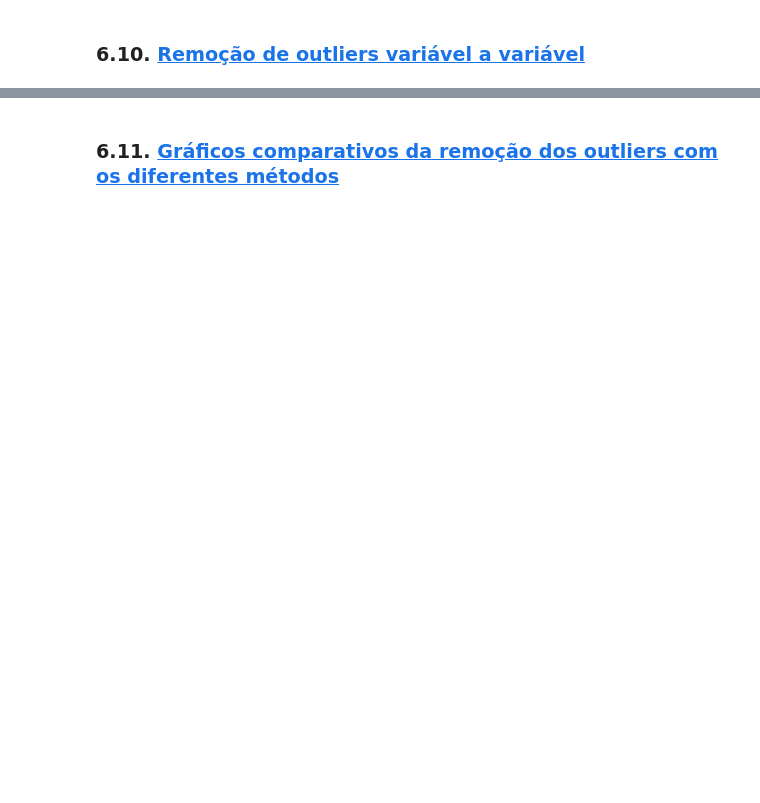
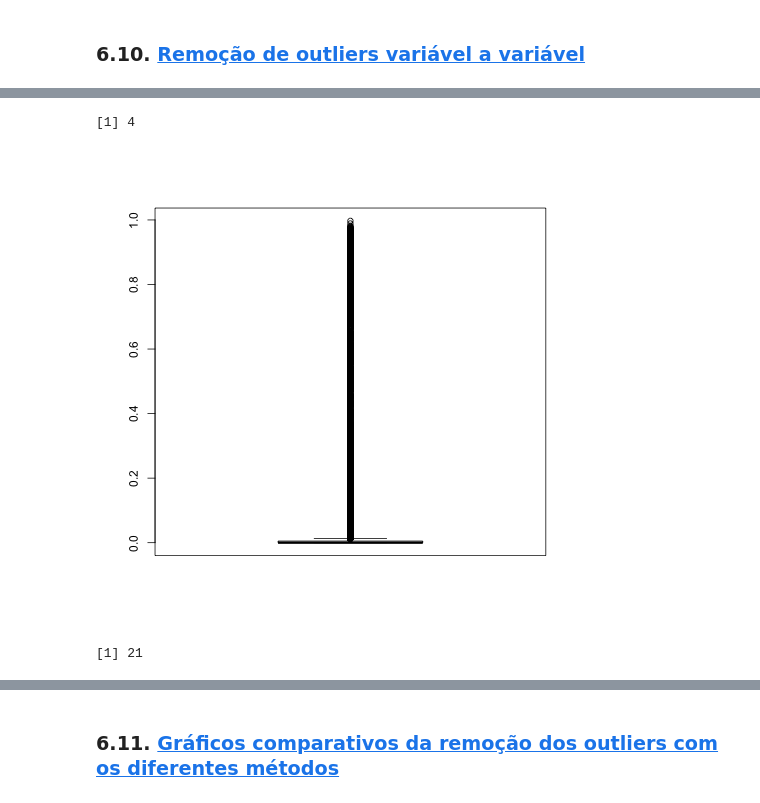
Before and after one commit to pfcv99/AC_Popularidade_musicas, a Jupyter notebook: Trabalho.ipynb, the cells around one changed output, grey strips where cells are left out. Drawn from its saved outputs; the diff is of its cells as text; code cells hidden in the pictures; blank space fills up the shorter version.

```diff
--- a/Trabalho.ipynb
+++ b/Trabalho.ipynb
@@ -199,7 +200,7 @@ df_raw.shape
 # %% [markdown]
 ### 6.4. <a id='toc6_4_'></a>[Definir o índice](#toc0_)
 # %%
-df_raw.set_index(pd.RangeIndex(start=1, stop=len(df_raw)+1, step=1), inplace=True)
+df_raw.set_index(pd.RangeIndex(start=0, stop=len(df_raw)+1, step=1), inplace=True)
 # %% [markdown]
 ### 6.5. <a id='toc6_5_'></a>[Remover coluna song_name](#toc0_)
 # %%
@@ -217,8 +218,8 @@ categorical_columns = categorical_columns_selector(X)
 from sklearn.preprocessing import MinMaxScaler
 
 scaler = MinMaxScaler()
-scaled_values = scaler.fit_transform(df_raw)
-df_raw.loc[:,:] = scaled_values
+scaled_values = scaler.fit_transform(df_pre)
+df_pre.loc[:,:] = scaled_values
 # %% [markdown]
 ### 6.7. <a id='toc6_7_'></a>[Método do intervalo interquartil (IQR) para filtrar outliers](#toc0_)
 # %%
@@ -286,0 +316,7 @@ Outlier indices: [False False  True ... False False False]
+# %%
+%%R -i df_raw
+
+data = df_raw
+
+data.numeric <- data[,sapply(data, is.numeric)]
+head(data.numeric)
@@ -286,0 +341,11 @@ Outlier indices: [False False  True ... False False False]
+# %%
+%%R
+#################CATEGORIZAÇÃO DOS DADOS##################
+
+quartiles <- quantile(data$song_popularity, probs = c(0, 0.25, 0.5, 0.75, 0.95), na.rm = TRUE)
+breaks <- c(quartiles[1:5], Inf)
+labels <- c("Não_popular", "Pouco_popular", "Rádio_amigável", "Popular", "Viral")
+data$song_category <- cut(data$song_popularity, breaks = breaks, labels = labels, include.lowest = TRUE)
+summary(data$song_category)
+data$song_name<-NULL
+head(data)
@@ -286,0 +370,38 @@ Outlier indices: [False False  True ... False False False]
+# %%
+%%R
+#################LIMPEZA DE OUTLIERS#################
+
+boxplot(data$song_duration_ms)
+
+boxplot(data$instrumentalness)
+ggplot(data, aes(x = song_category, y = song_duration_ms)) +
+  geom_boxplot() +
+  labs(title = "Box plot of Your Variable by Song Category",
+       x = "Song Category",
+       y = "song_duration_ms")
+
+
+threshold <- 1000000  # limite dos outliers (limite)
+data <- data[data$song_duration_ms <= threshold, ]
+dim(data)
+18835-18831 ##4 outliers eliminados
+# %% [output]
+[1] 4
+[figure, added]
+# %%
+%%R
+#####Variavel acousticness
+
+ggplot(data, aes(x = song_category, y = acousticness)) +
+  geom_boxplot() +
+  labs(title = "Box plot of Your Variable by Song Category",
+       x = "Song Category",
+       y = "Acousticness")
+
+# Definir o limite (threshold)
+threshold1 <- 0.98
+data <- data[!(data$song_category == "Popular" & data$acousticness > threshold1), ]
+head(data)
+18835-18814 ##21 outliers eliminados
+# %% [output]
+[1] 21
```
Also changed, not shown: parts of 72 cells of this notebook, 3 other files.
